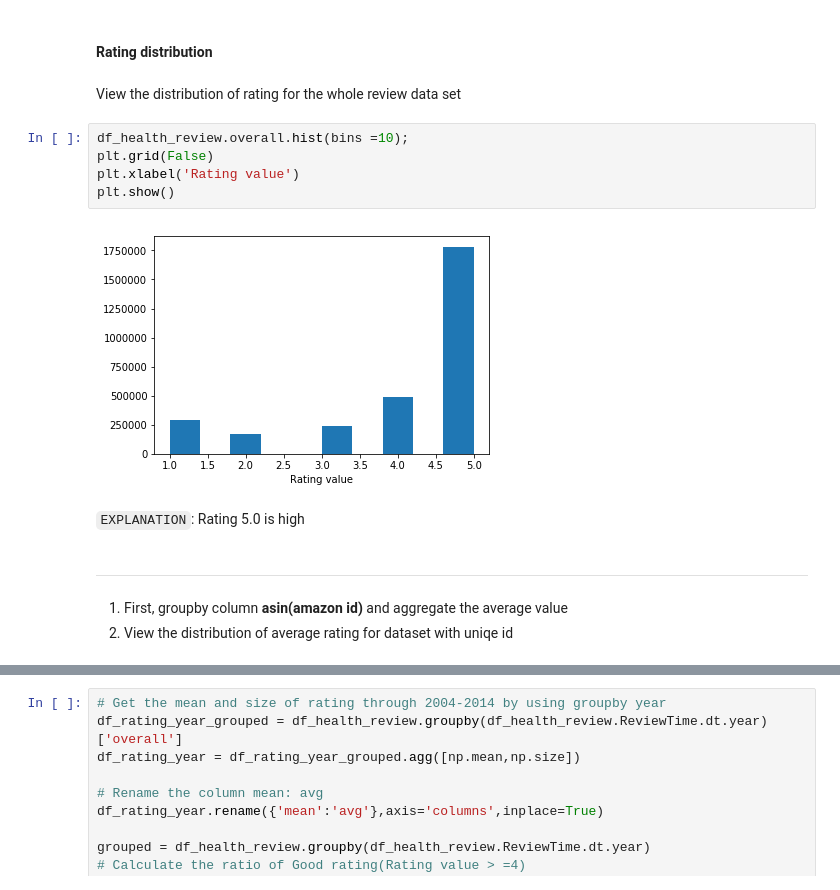
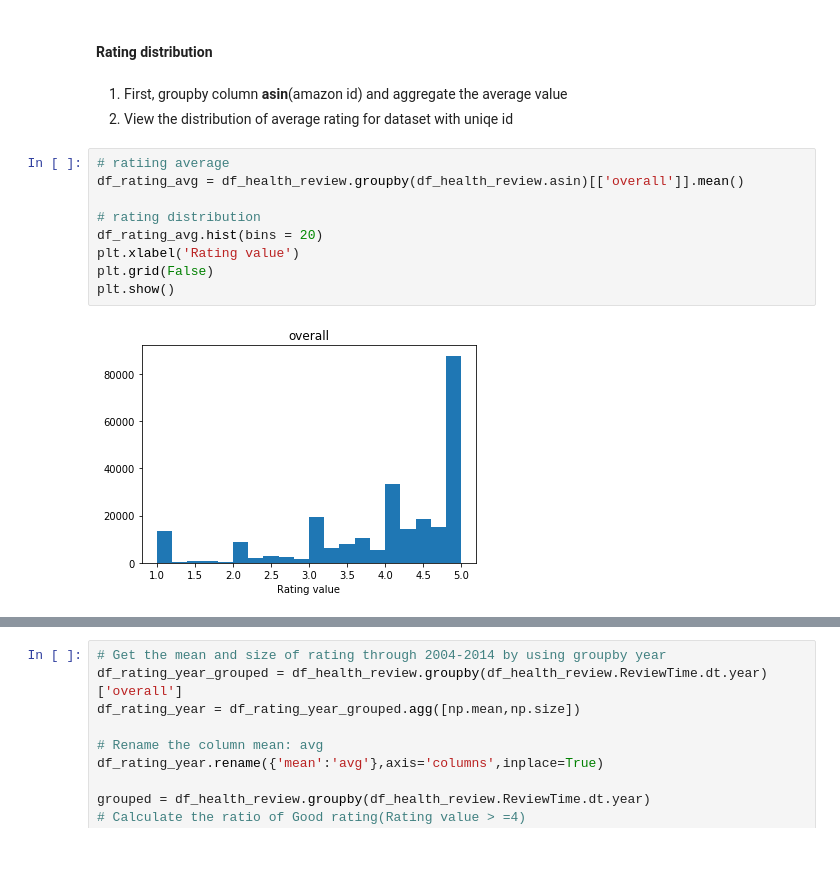
Before and after one commit to epfl-ada-2018/ada007project, a Jupyter notebook: Data general and specific analysis.ipynb, the cells around one changed output, grey strips where cells are left out. Drawn from its saved outputs; the diff is of its cells as text; blank space fills up the shorter version.

````diff
--- a/Data general and specific analysis.ipynb
+++ b/Data general and specific analysis.ipynb
@@ -63,19 +62,17 @@ df_health_review.head(8)
 | 7 | 0615406394 | [0, 0] | 5 | You have to be a breast cancer su... | 2013-07-07 |
 # %% [markdown]
 #### Rating distribution
-# %% [markdown]
-View the distribution of rating for the whole review data set
+# %% [markdown]
+1. First, groupby column **asin**(amazon id) and aggregate the average value
+2. View the distribution of average rating for dataset with uniqe id
 # %%
-df_health_review.overall.hist(bins =10);
+# ratiing average
+df_rating_avg = df_health_review.groupby(df_health_review.asin)[['overall']].mean()
+
+# rating distribution
+df_rating_avg.hist(bins = 20)
+plt.xlabel('Rating value')
 plt.grid(False)
-plt.xlabel('Rating value')
 plt.show()
 # %% [output]
-[figure, old version]
+[figure, new version]
-# %% [markdown]
-```EXPLANATION```: Rating 5.0 is high
-# %% [markdown]
-------
-# %% [markdown]
-1. First, groupby column **asin(amazon id)** and aggregate the average value
-2. View the distribution of average rating for dataset with uniqe id
````
Also changed, not shown: parts of 45 cells of this notebook.
